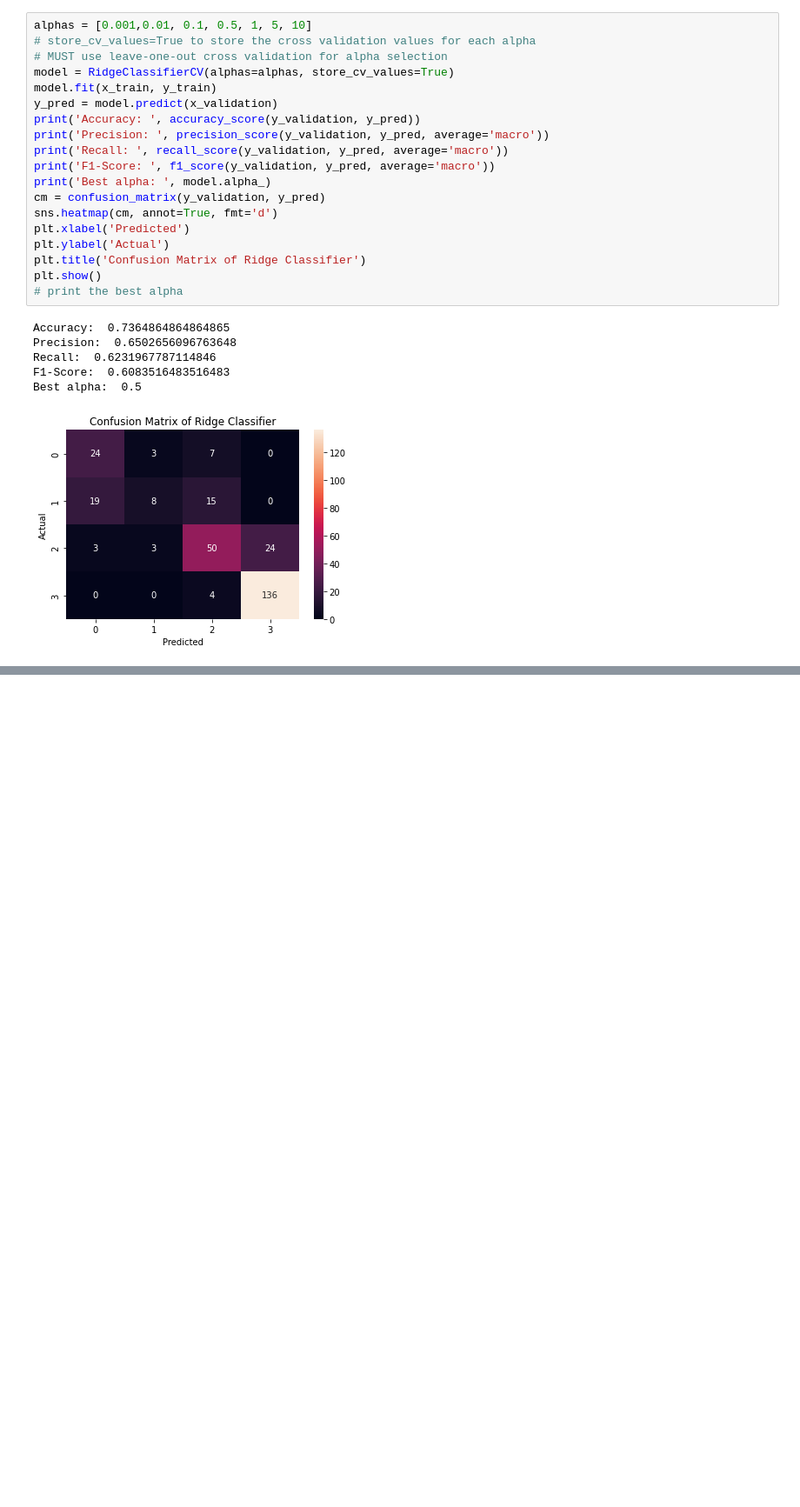
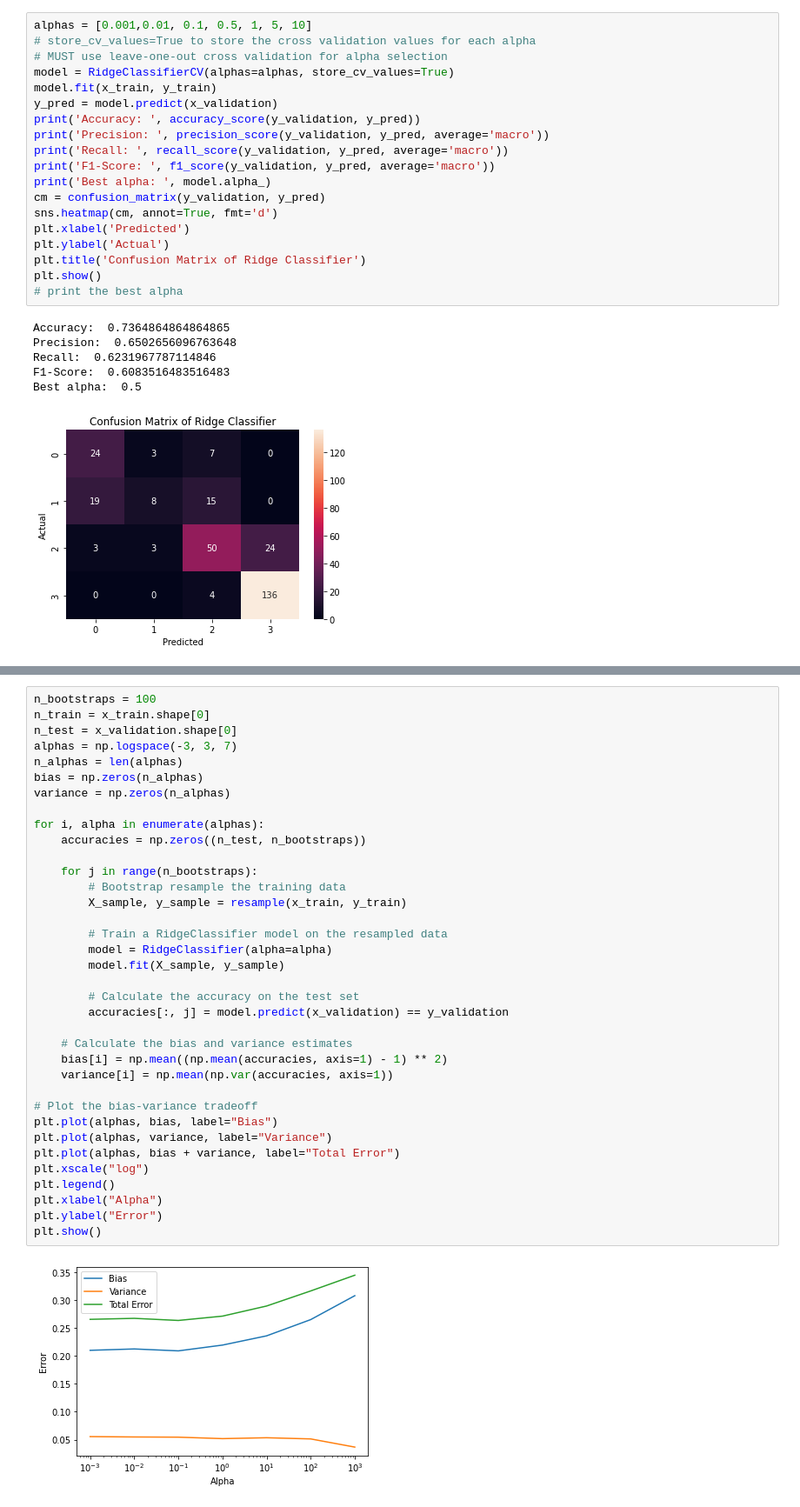
Before and after one commit to AhmadJamal01/Body-Level-Classification, a Jupyter notebook: models/ridge_classifier.ipynb, the cells around one changed output, grey strips where cells are left out. Shown: that part at 87% size. Saved outputs shown, nothing was run; the diff lists cells and outputs as text; blank space fills up the shorter version.

Commit message:
ridge classifier bias variance analysis, and regularization analysis

```diff
--- a/models/ridge_classifier.ipynb
+++ b/models/ridge_classifier.ipynb
@@ -148,0 +180,38 @@ Best alpha:  0.5
+# %%
+n_bootstraps = 100
+n_train = x_train.shape[0]
+n_test = x_validation.shape[0]
+alphas = np.logspace(-3, 3, 7)
+n_alphas = len(alphas)
+bias = np.zeros(n_alphas)
+variance = np.zeros(n_alphas)
+
+for i, alpha in enumerate(alphas):
+    accuracies = np.zeros((n_test, n_bootstraps))
+
+    for j in range(n_bootstraps):
+        # Bootstrap resample the training data
+        X_sample, y_sample = resample(x_train, y_train)
+
+        # Train a RidgeClassifier model on the resampled data
+        model = RidgeClassifier(alpha=alpha)
+        model.fit(X_sample, y_sample)
+
+        # Calculate the accuracy on the test set
+        accuracies[:, j] = model.predict(x_validation) == y_validation
+
+    # Calculate the bias and variance estimates
+    bias[i] = np.mean((np.mean(accuracies, axis=1) - 1) ** 2)
+    variance[i] = np.mean(np.var(accuracies, axis=1))
+
+# Plot the bias-variance tradeoff
+plt.plot(alphas, bias, label="Bias")
+plt.plot(alphas, variance, label="Variance")
+plt.plot(alphas, bias + variance, label="Total Error")
+plt.xscale("log")
+plt.legend()
+plt.xlabel("Alpha")
+plt.ylabel("Error")
+plt.show()
+# %% [output]
+[figure, added]
```
Also changed, not shown: parts of 2 cells of this notebook.
